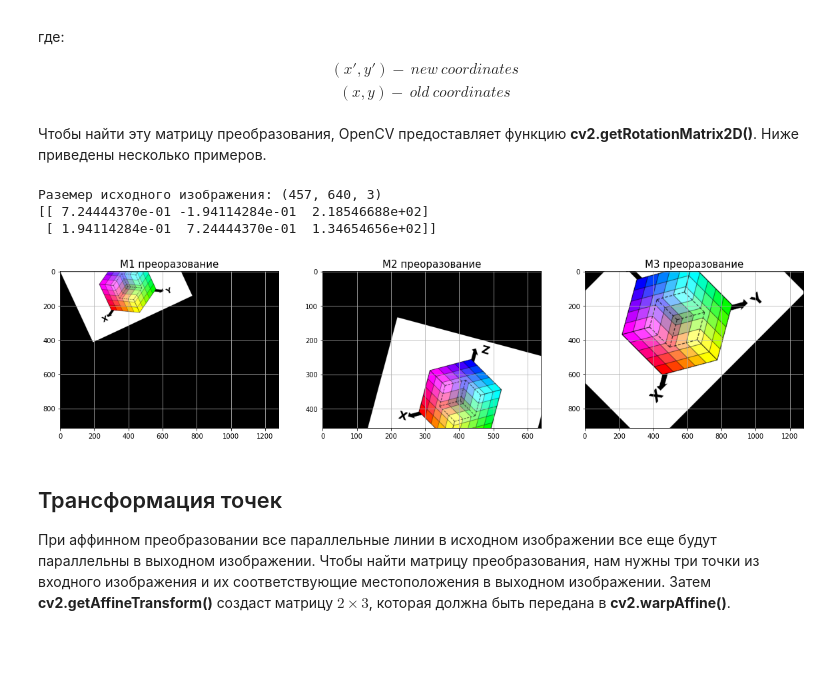
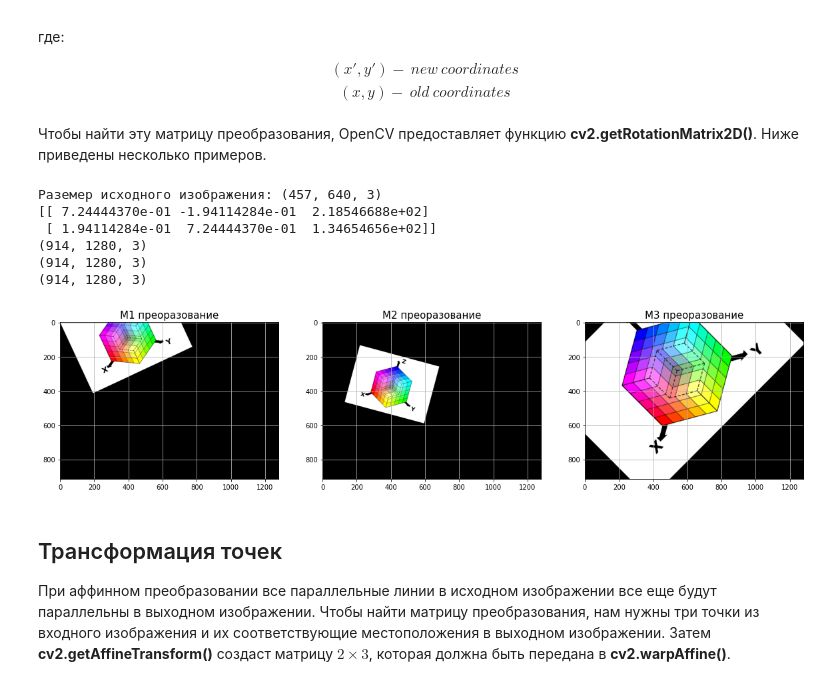
Before and after one commit to ml-dafe/cv_mipt_major, a Jupyter notebook: 01_first_images/seminar_01.ipynb, the cells around one changed output. Drawn from its saved outputs; the diff is of its cells as text; code cells hidden in the pictures; blank space fills up the shorter version.

```diff
--- a/01_first_images/seminar_01.ipynb
+++ b/01_first_images/seminar_01.ipynb
@@ -425,35 +434,41 @@ $$
 print('Раземер исходного изображения:', image.shape)
 rows, cols, _ = image.shape
 
 M1 = cv2.getRotationMatrix2D((0, 0), 25, scale=1.0)
 M2 = cv2.getRotationMatrix2D((300, 700), -15, scale=0.75)
 M3 = cv2.getRotationMatrix2D((300, 100), 45, scale=2.0)
 
 print(M2)
 
 ## визуализация
 fig, m_axs = plt.subplots(1, 3, figsize=(20, 8))
 ax1, ax2, ax3 = m_axs
 
 dst1 = cv2.warpAffine(image.copy(), M1, (cols * 2, rows * 2))
+print(dst1.shape)
 ax1.imshow(dst1)
 ax1.grid()
 ax1.set_title('M1 преоразование', fontsize=15)
 
-dst2 = cv2.warpAffine(image.copy(), M2, (cols, rows))
+dst2 = cv2.warpAffine(image.copy(), M2, (cols * 2, rows * 2))
+print(dst2.shape)
 ax2.imshow(dst2)
 ax2.grid()
 ax2.set_title('M2 преоразование', fontsize=15)
 
 dst3 = cv2.warpAffine(image.copy(), M3, (cols * 2, rows * 2))
+print(dst3.shape)
 ax3.imshow(dst3)
 ax3.grid()
 ax3.set_title('M3 преоразование', fontsize=15);
 # %% [output]
 Раземер исходного изображения: (457, 640, 3)
 [[ 7.24444370e-01 -1.94114284e-01  2.18546688e+02]
  [ 1.94114284e-01  7.24444370e-01  1.34654656e+02]]
+(914, 1280, 3)
+(914, 1280, 3)
+(914, 1280, 3)
-[figure, old version]
+[figure, new version]
 # %% [markdown]
 ## Трансформация точек
 При аффинном преобразовании все параллельные линии в исходном изображении все еще будут параллельны в выходном изображении. Чтобы найти матрицу преобразования, нам нужны три точки из входного изображения и их соответствующие местоположения в выходном изображении. Затем **cv2.getAffineTransform()** создаст матрицу $2\times 3$, которая должна быть передана в **cv2.warpAffine()**.
```
Also changed, not shown: parts of 4 cells of this notebook, 55 other files.
